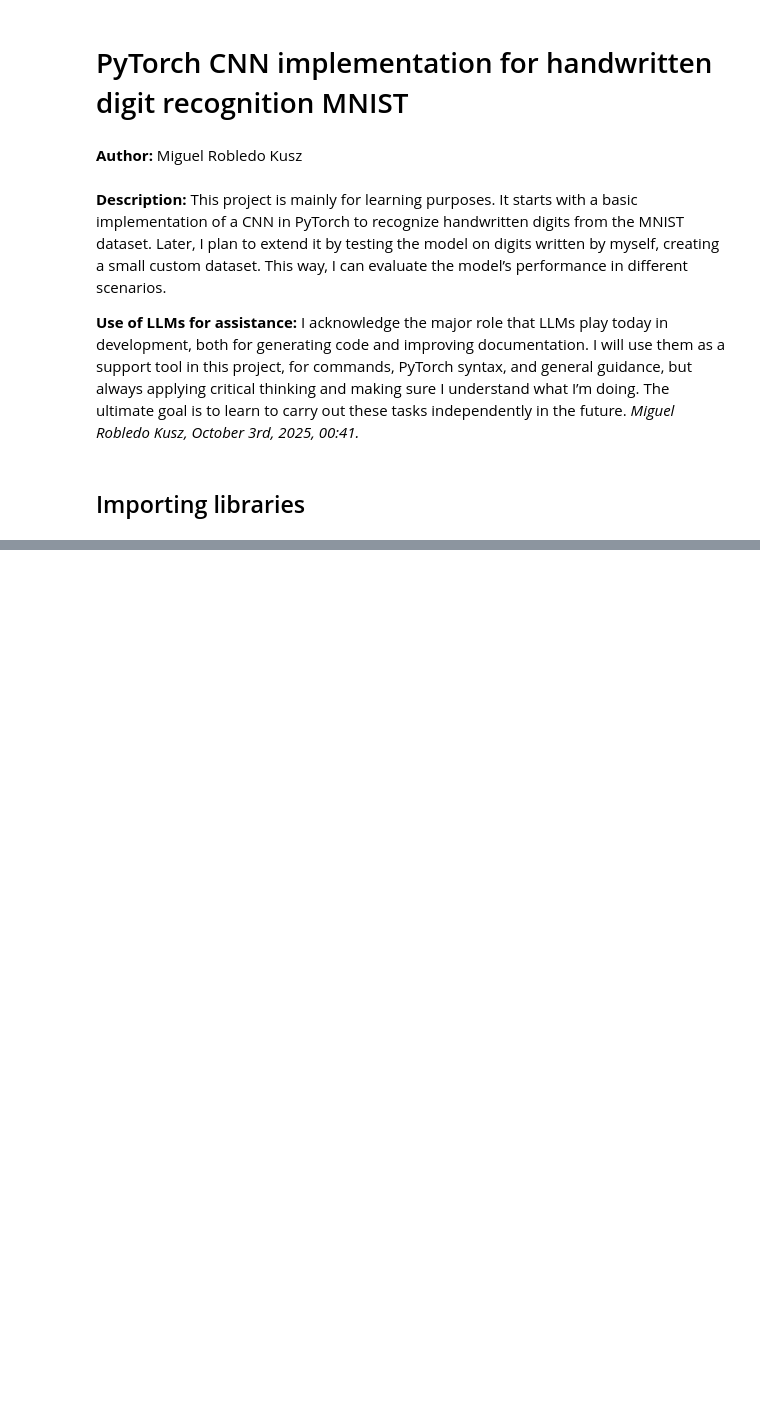
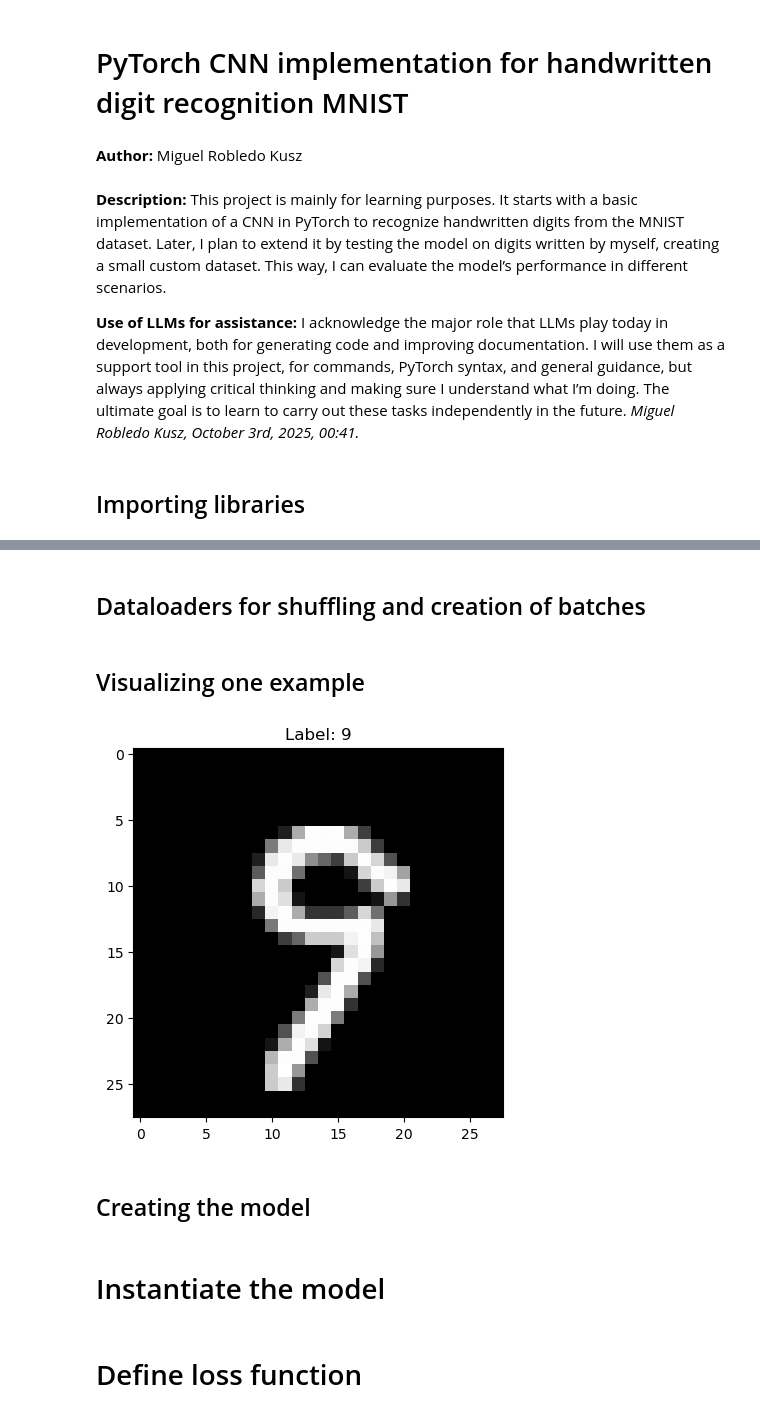
Before and after one commit to mrobledo07/pytorch-cnn-mnist, a Jupyter notebook: pytorch_cnn_mnist.ipynb, the cells around one changed output, grey strips where cells are left out. Cells and saved outputs as stored; diff of their text form; code cells hidden in the pictures; blank space fills up the shorter version.

```diff
--- a/pytorch_cnn_mnist.ipynb
+++ b/pytorch_cnn_mnist.ipynb
@@ -20,0 +21,10 @@ ModuleNotFoundError: No module named 'matplotlib'
+# %%
+from torchvision import transforms
+
+transform = transforms.Compose([
+    transforms.ToTensor(),
+    transforms.Normalize((0.5,), (0.5,))
+])
+
+train_dataset = datasets.MNIST(root="./data", train=True, download=True, transform=transform)
+test_dataset  = datasets.MNIST(root="./data", train=False, download=True, transform=transform)
@@ -20,0 +67,18 @@ ModuleNotFoundError: No module named 'matplotlib'
+# %% [markdown]
+## Dataloaders for shuffling and creation of batches
+# %%
+train_loader = DataLoader(train_dataset, batch_size=64, shuffle=True)
+test_loader  = DataLoader(test_dataset, batch_size=64, shuffle=False)
+# %% [markdown]
+## Visualizing one example
+# %%
+examples = iter(train_loader)
+images, labels = next(examples)
+
+plt.imshow(images[0][0], cmap="gray")
+plt.title(f"Label: {labels[0]}")
+plt.show()
+# %% [output]
+[figure, added]
+# %% [markdown]
+## Creating the model
@@ -20,0 +106,2 @@ ModuleNotFoundError: No module named 'matplotlib'
+# %% [markdown]
+# Instantiate the model
@@ -20,0 +110,2 @@ ModuleNotFoundError: No module named 'matplotlib'
+# %% [markdown]
+# Define loss function
```
Also changed, not shown: parts of 14 cells of this notebook, 1 other file.
